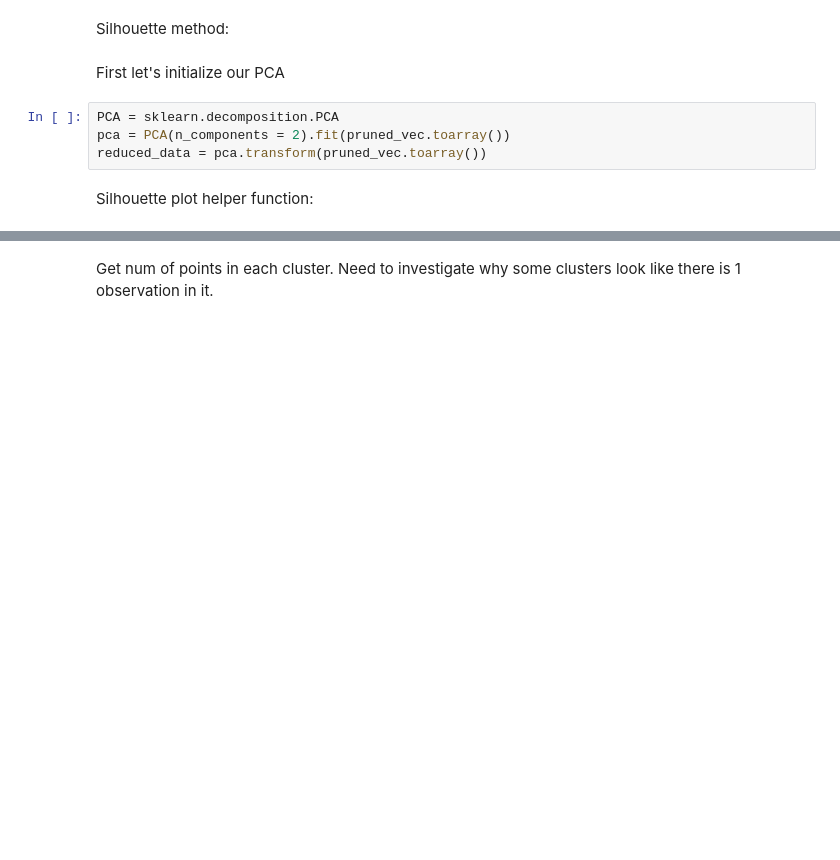
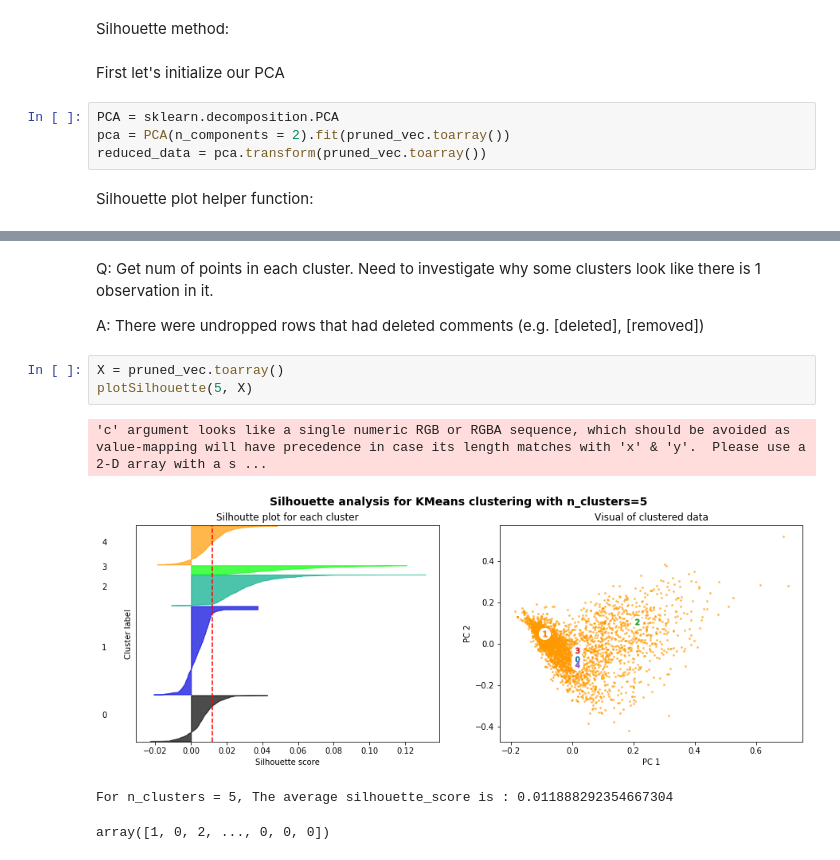
Before and after one commit to ddlee19/macs30200, a Jupyter notebook: analysis/topic_model.ipynb, the cells around one changed output, grey strips where cells are left out. Saved outputs shown, nothing was run; the diff lists cells and outputs as text; blank space fills up the shorter version.

```diff
--- a/analysis/topic_model.ipynb
+++ b/analysis/topic_model.ipynb
@@ -516,2 +484,12 @@ For n_clusters = 4, The average silhouette_score is : 0.09055360184459478
 # %% [markdown]
-Get num of points in each cluster. Need to investigate why some clusters look like there is 1 observation in it.
+Q: Get num of points in each cluster. Need to investigate why some clusters look like there is 1 observation in it.
+
+A: There were undropped rows that had deleted comments (e.g. [deleted], [removed])
+# %%
+X = pruned_vec.toarray()
+plotSilhouette(5, X)
+# %% [output]
+'c' argument looks like a single numeric RGB or RGBA sequence, which should be avoided as value-mapping will have precedence in case its length matches with 'x' & 'y'.  Please use a 2-D array with a s ...
+[figure, added]
+For n_clusters = 5, The average silhouette_score is : 0.011888292354667304
+array([1, 0, 2, ..., 0, 0, 0])
```
Also changed, not shown: parts of 27 cells of this notebook, 2 other files.
